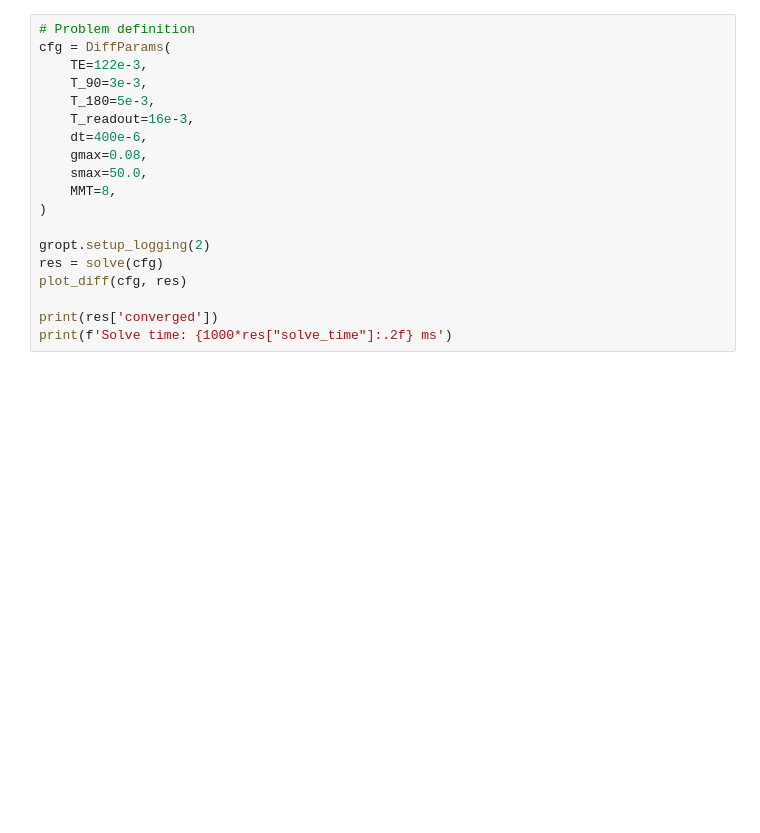
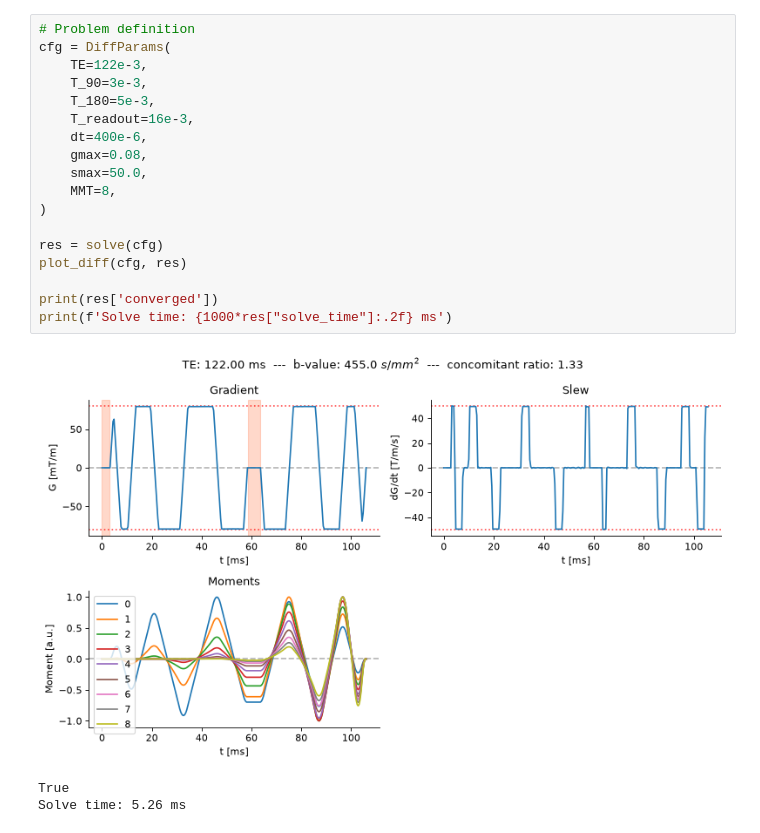
Before and after one commit to cmr-group/gropt-dev, a Jupyter notebook: examples/diffusion/diffusion.ipynb, the cells around one changed output. Drawn from its saved outputs; the diff is of its cells as text; blank space fills up the shorter version.

```diff
--- a/examples/diffusion/diffusion.ipynb
+++ b/examples/diffusion/diffusion.ipynb
@@ -48,22 +49,25 @@ NameError: name 'DiffParams' is not defined
 # %%
 # Problem definition
 cfg = DiffParams(
     TE=122e-3,
     T_90=3e-3,
     T_180=5e-3,
     T_readout=16e-3,
     dt=400e-6,
     gmax=0.08,
     smax=50.0,
     MMT=8,
 )
 
-gropt.setup_logging(2)
 res = solve(cfg)
 plot_diff(cfg, res)
 
 print(res['converged'])
 print(f'Solve time: {1000*res["solve_time"]:.2f} ms')
+# %% [output]
+[figure, added]
+True
+Solve time: 5.26 ms
 # %%
 # Problem definition
 cfg = DiffParams(
```
Also changed, not shown: parts of 5 cells of this notebook, 53 other files.
